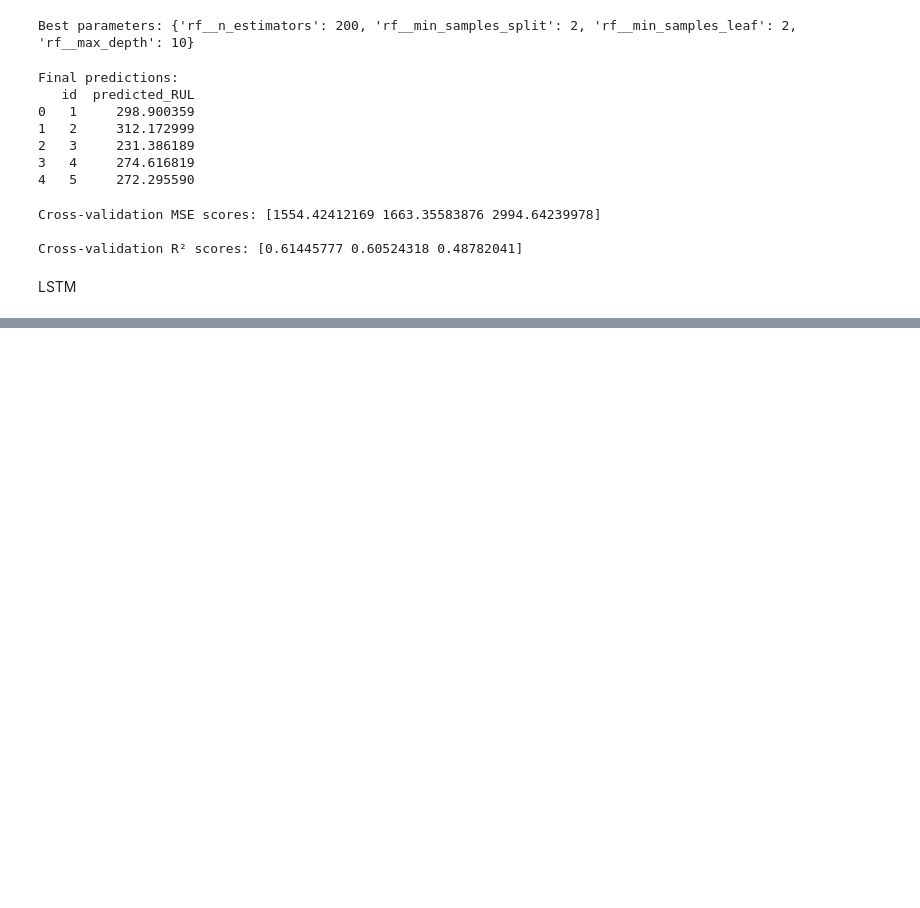
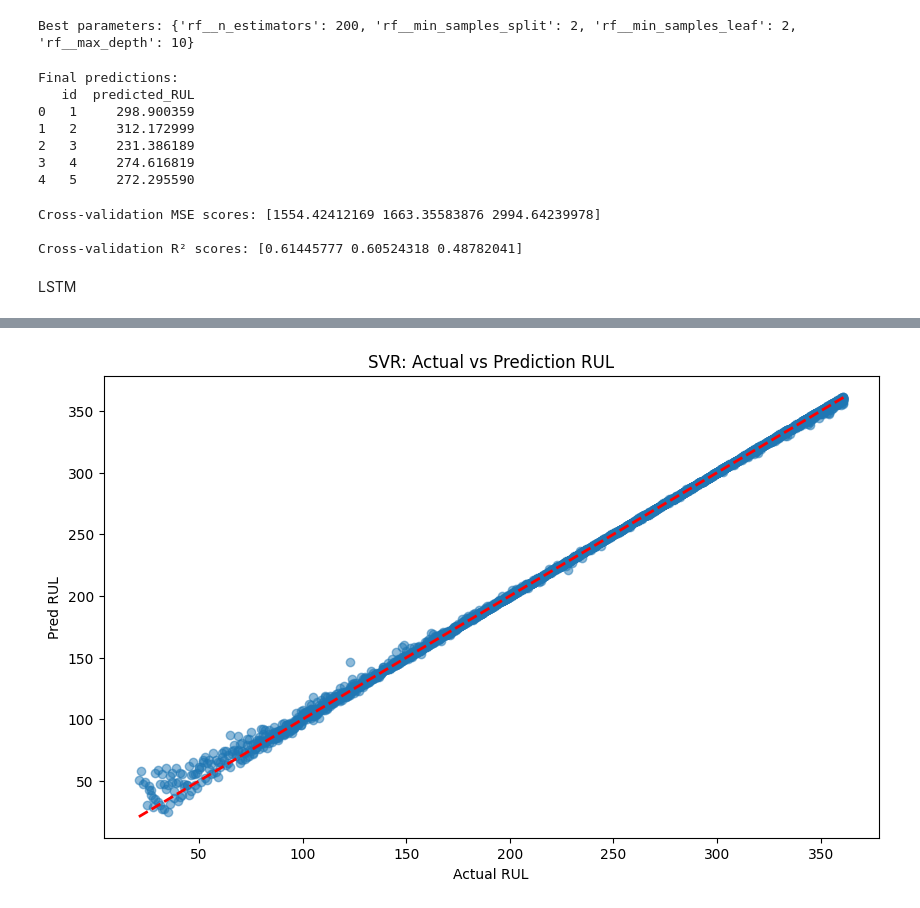
Before and after one commit to meghagkrishnan/jet_engine, a Jupyter notebook: notebooks/update_modelwithdeeplearning_zhenqiao.ipynb, the cells around one changed output, grey strips where cells are left out. Cells and saved outputs as stored; diff of their text form; code cells hidden in the pictures; blank space fills up the shorter version.

```diff
--- a/notebooks/update_modelwithdeeplearning_zhenqiao.ipynb
+++ b/notebooks/update_modelwithdeeplearning_zhenqiao.ipynb
@@ -344,0 +465,8 @@ sequence_cols.extend(sensor_cols)
+# %%
+X = train_FD001_cleaned.drop(['RUL'], axis=1)
+y = train_FD001_cleaned['RUL']
+# %%
+X_train = X[X['id'] <= 80].drop('id', axis=1)
+X_test = X[X['id'] > 80].drop('id', axis=1)
+y_train = y[:len(X_train)]
+y_test = y[len(X_train):]
@@ -344,0 +479,16 @@ sequence_cols.extend(sensor_cols)
+# %%
+scaler = StandardScaler()
+X_train_scaled = scaler.fit_transform(X_train)
+X_test_scaled = scaler.transform(X_test)
+# %%
+# create and training SVR
+svr = SVR(kernel='rbf', C=100, epsilon=0.1)
+svr.fit(X_train_scaled, y_train)
+
+# prediction on test data
+y_test_pred = svr.predict(X_test_scaled)
+
+# R2
+r2 = r2_score(y_test, y_test_pred)
+
+print(f"R2_score: {r2}")
@@ -344,0 +515,11 @@ sequence_cols.extend(sensor_cols)
+# %%
+# Visualize the results
+plt.figure(figsize=(10, 6))
+plt.scatter(y_test, y_test_pred, alpha=0.5)
+plt.plot([y_test.min(), y_test.max()], [y_test.min(), y_test.max()], 'r--', lw=2)
+plt.xlabel('Actual RUL')
+plt.ylabel('Pred RUL')
+plt.title('SVR: Actual vs Prediction RUL')
+plt.show()
+# %% [output]
+[figure, added]
```
Also changed, not shown: parts of 13 cells of this notebook.
